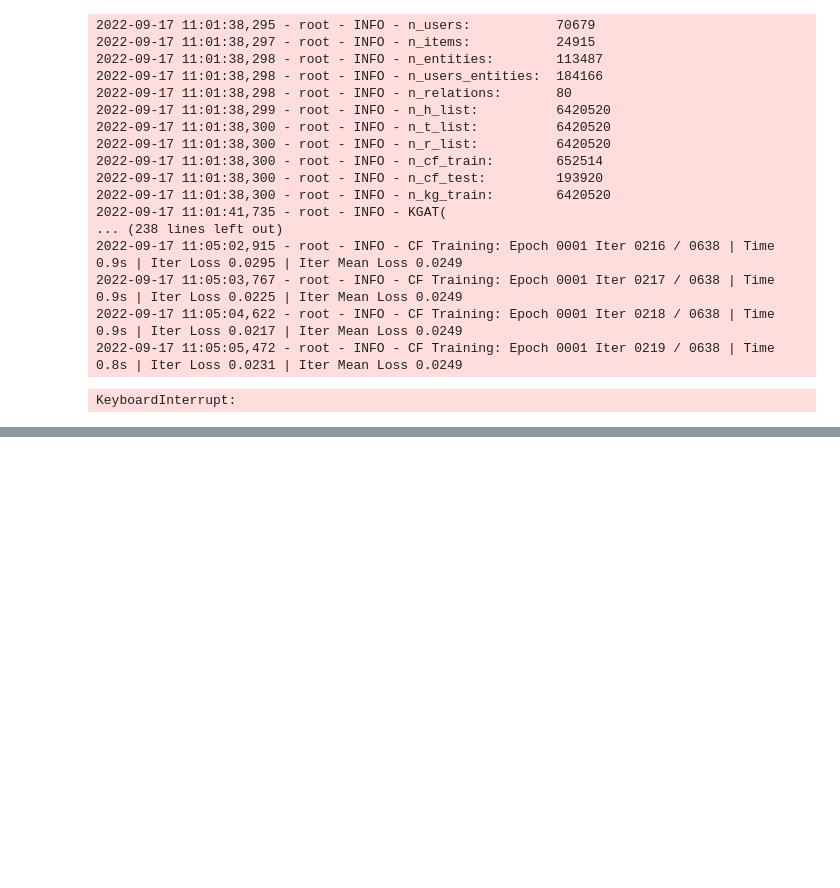
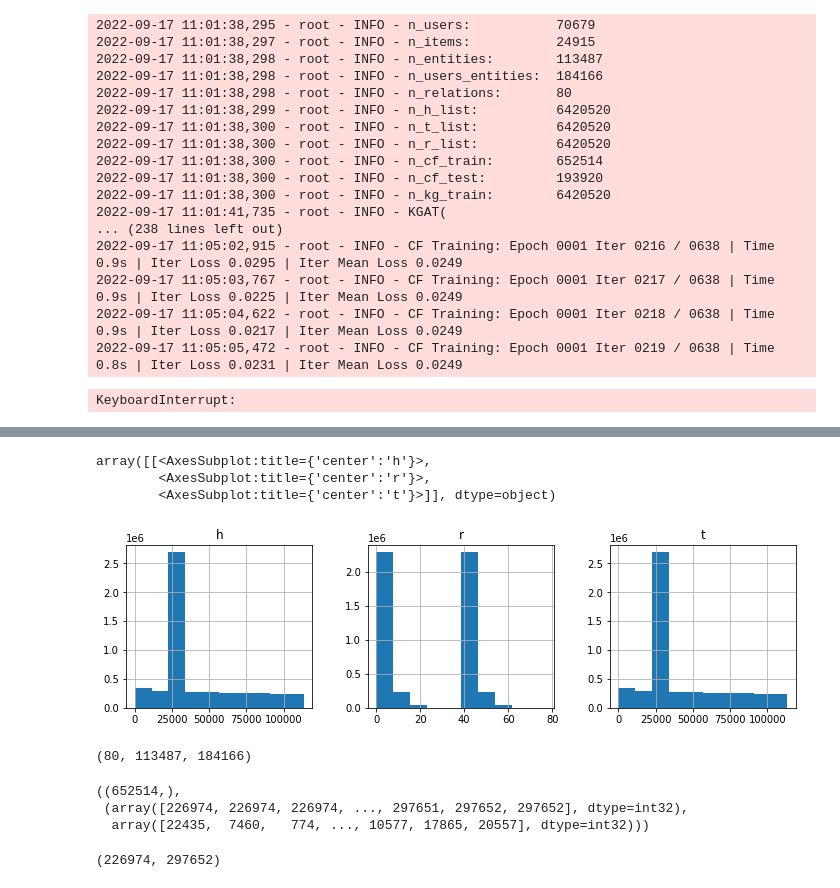
Before and after one commit to KwankiAhn/KGAT-pytorch, a Jupyter notebook: main_kgat.ipynb, the cells around one changed output, grey strips where cells are left out. Saved outputs shown, nothing was run; the diff lists cells and outputs as text; code cells hidden in the pictures; blank space fills up the shorter version.

```diff
--- a/main_kgat.ipynb
+++ b/main_kgat.ipynb
@@ -257,0 +346,9 @@ KeyboardInterrupt:
+# %%
+# def construct_data(kg_data)
+
+# add inverse kg data ???
+n_relations = max(kg_data['r']) + 1
+inverse_kg_data = kg_data.copy()
+inverse_kg_data = inverse_kg_data.rename({'h': 't', 't': 'h'}, axis='columns')
+inverse_kg_data['r'] += n_relations
+kg_data = pd.concat([kg_data, inverse_kg_data], axis=0, ignore_index=True, sort=False)
@@ -257,0 +371,7 @@ KeyboardInterrupt:
+# %%
+display(kg_data.hist(figsize=(12,3), layout=(1,3)))
+# %% [output]
+array([[<AxesSubplot:title={'center':'h'}>,
+        <AxesSubplot:title={'center':'r'}>,
+        <AxesSubplot:title={'center':'t'}>]], dtype=object)
+[figure, added]
@@ -257,0 +382,15 @@ KeyboardInterrupt:
+# %%
+data.n_relations, data.n_entities, data.n_users_entities
+# %% [output]
+(80, 113487, 184166)
+# %%
+cf_train_data[0].shape, cf_test_data
+# %% [output]
+((652514,),
+ (array([226974, 226974, 226974, ..., 297651, 297652, 297652], dtype=int32),
+  array([22435,  7460,   774, ..., 10577, 17865, 20557], dtype=int32)))
+# %%
+keys = train_user_dict.keys()
+min(keys), max(keys)
+# %% [output]
+(226974, 297652)
```
Also changed, not shown: parts of 16 cells of this notebook, 1 other file.
